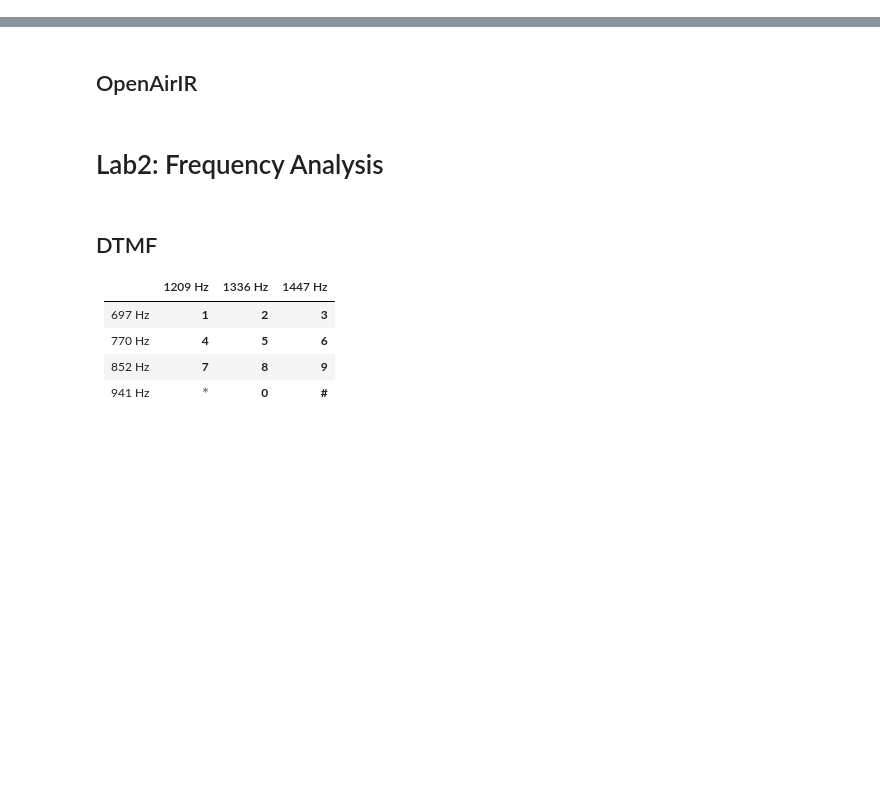
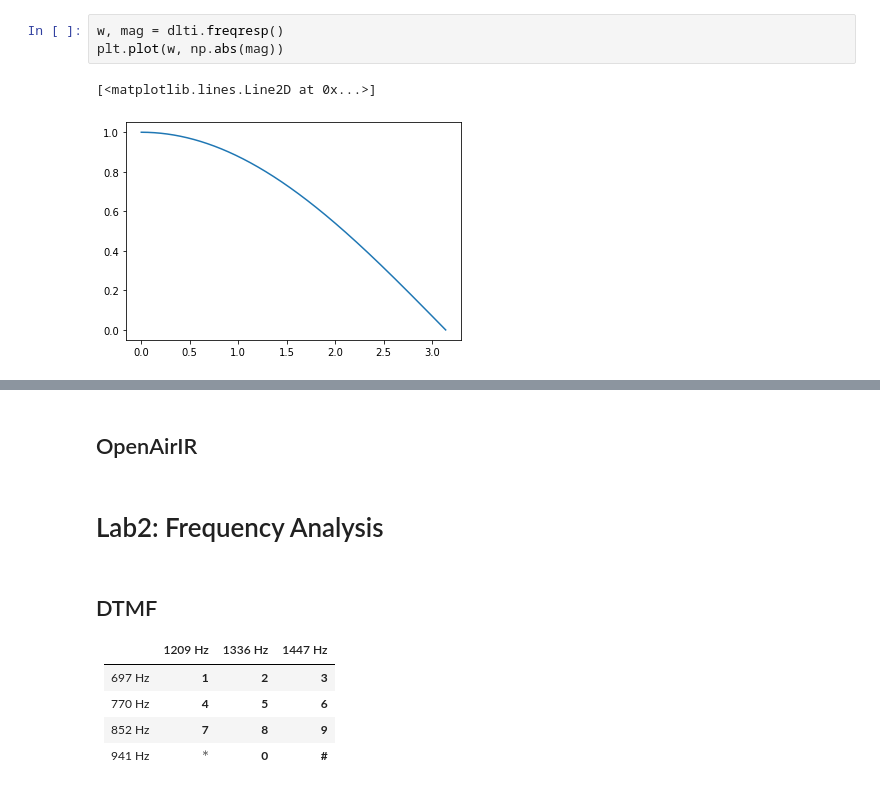
Before and after one commit to chenshuo/notes, a Jupyter notebook: notebooks/DSP_Labs.ipynb, the cells around one changed output, grey strips where cells are left out. Cells and saved outputs as stored; diff of their text form; blank space fills up the shorter version.

```diff
--- a/notebooks/DSP_Labs.ipynb
+++ b/notebooks/DSP_Labs.ipynb
@@ -97,0 +162,6 @@ Poles: []
+# %%
+w, mag = dlti.freqresp()
+plt.plot(w, np.abs(mag))
+# %% [output]
+[<matplotlib.lines.Line2D at 0x...>]
+[figure, added]
```
Also changed, not shown: parts of 91 cells of this notebook.
